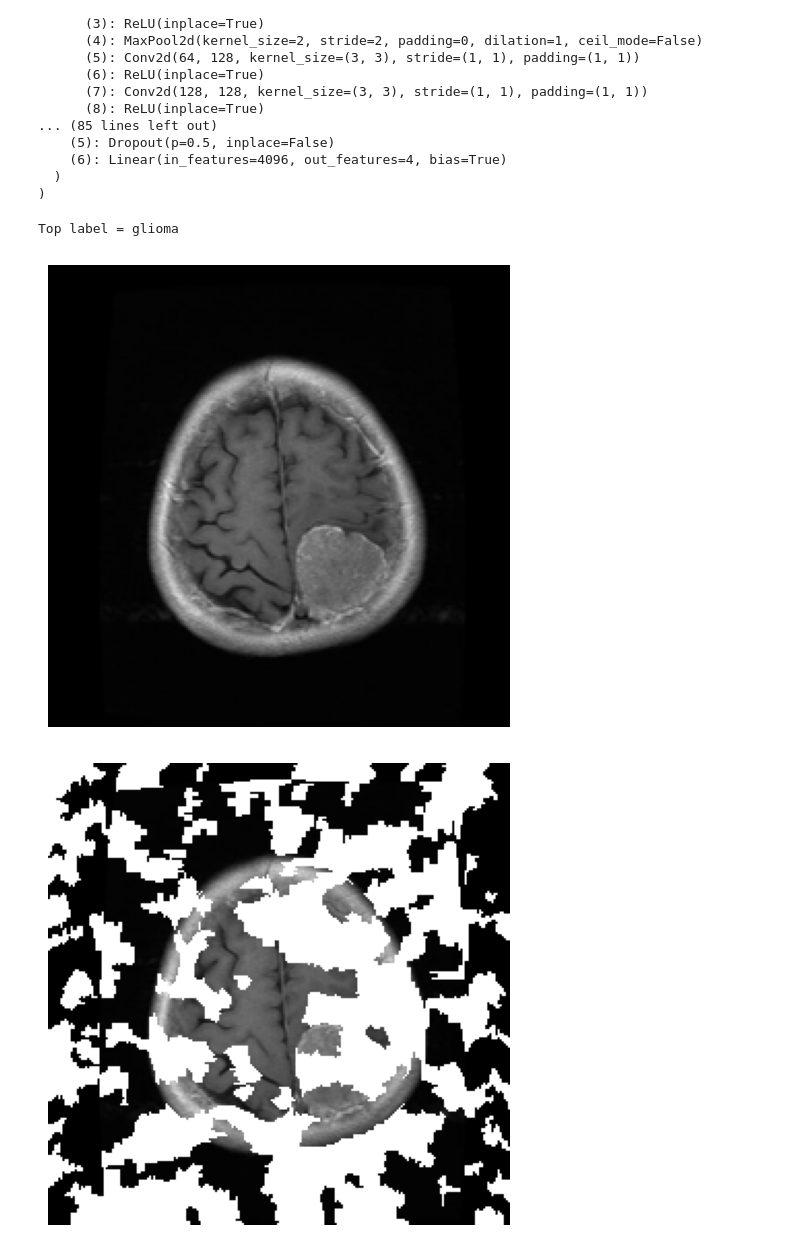
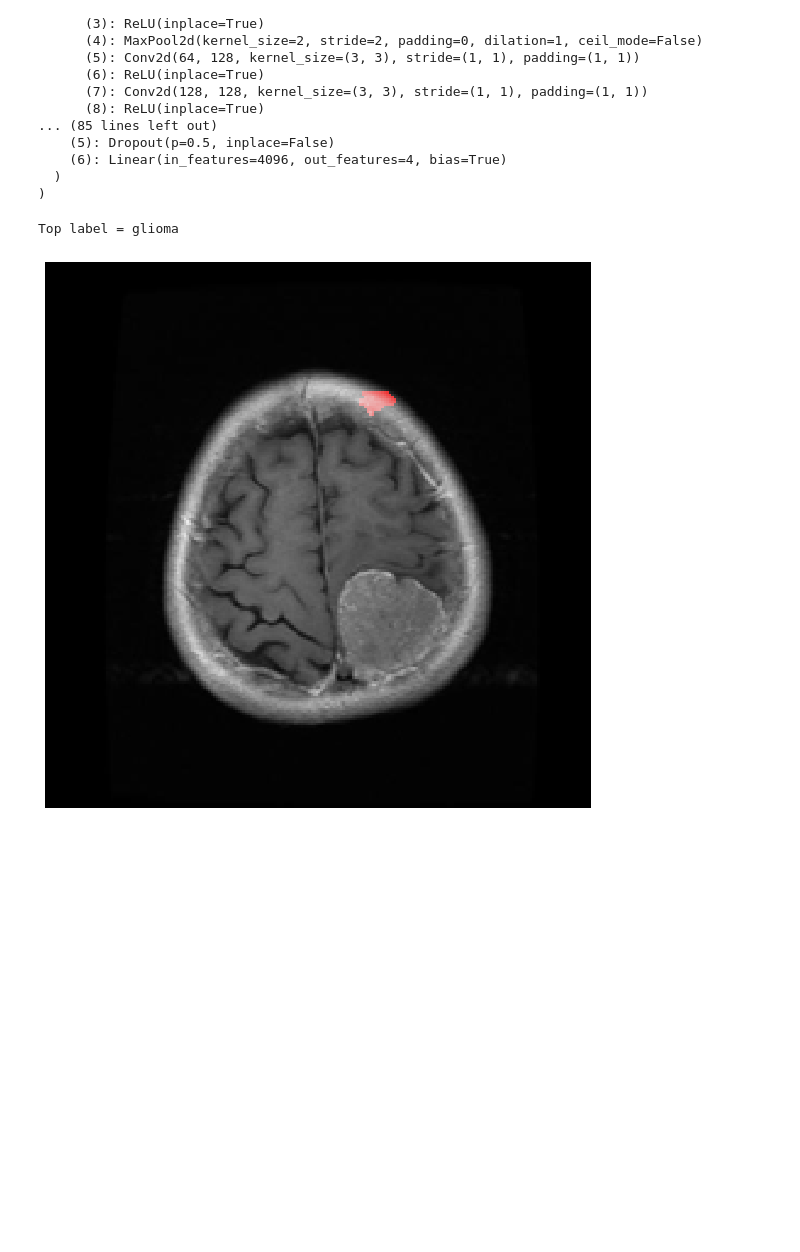
Before and after one commit to M4yfl0w3r/flower-eng-thesis, a Jupyter notebook: src/lime_research.ipynb, the cells around one changed output. Cells and saved outputs as stored; diff of their text form; code cells hidden in the pictures; blank space fills up the shorter version.

```diff
--- a/src/lime_research.ipynb
+++ b/src/lime_research.ipynb
@@ -99,8 +98,8 @@ class Params:
     kernel_size = 1.2
     max_dist = 200
     ratio = 0.2
-    num_samples = 100
-    num_features = 1
+    num_samples = 500
+    num_features = 5
     positive_only = False
 
 
@@ -112,9 +111,9 @@ def explain_with_lime(model, image_path: str, image_class: int, params: Params):
     def batch_predict(images: np.ndarray) -> np.ndarray:
         batch = torch.stack(tuple(preprocess_transform(i) for i in images), dim=0)
 
-        pl.figure(figsize=(6, 6))
-        pl.imshow(images[0])
-        pl.axis("off")
+        # pl.figure(figsize=(6, 6))
+        # pl.imshow(images[0])
+        # pl.axis("off")
 
         batch = batch.to(device)
         logits = model(batch)
@@ -158,8 +157,7 @@ def explain_with_lime(model, image_path: str, image_class: int, params: Params):
 # pl.imshow(marked_image)
 # pl.axis('off')
 # %%
-explain_with_lime(vgg, "../assets/test_meningioma.jpg", 1, params)
+explain_with_lime(cnn, "../assets/test_meningioma.jpg", 1, params)
 # %% [output]
 Top label = glioma
-[figure, old version]
+[figure, new version]
-[figure, removed]
```
Also changed, not shown: parts of 2 cells of this notebook, 3 other files.
